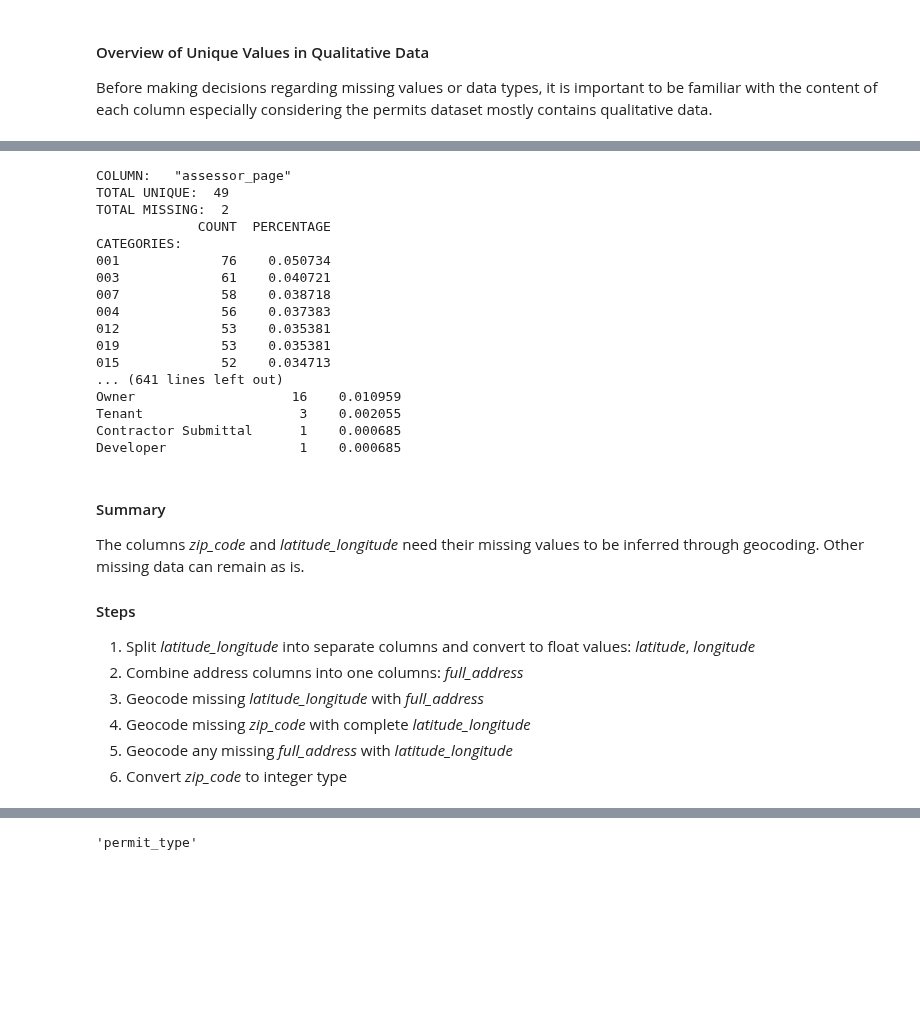
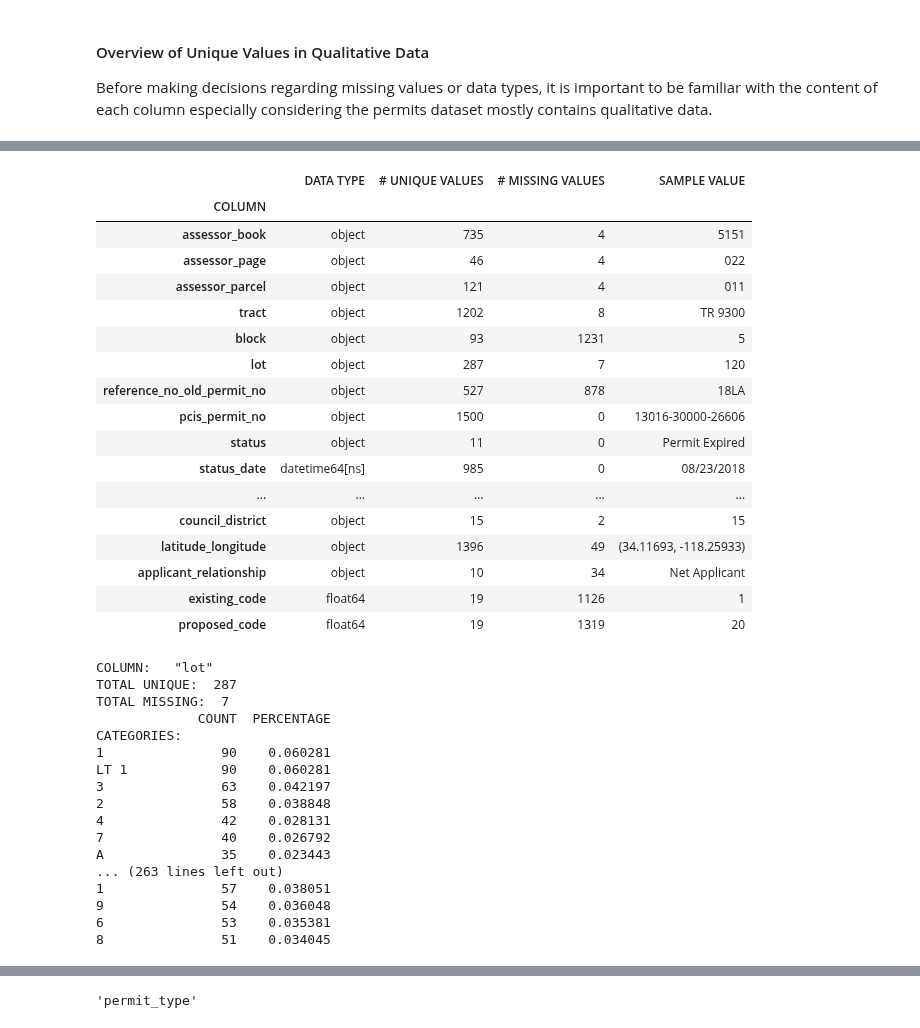
Before and after one commit to chrisammon3000/permits-data, a Jupyter notebook: notebooks/0.1-load-data.ipynb, the cells around one changed output, grey strips where cells are left out. Drawn from its saved outputs; the diff is of its cells as text; code cells hidden in the pictures; blank space fills up the shorter version.

```diff
--- a/notebooks/0.1-load-data.ipynb
+++ b/notebooks/0.1-load-data.ipynb
@@ -338,32 +450,49 @@ table_gen = explore_value_counts(df, 100)
 # %%
-#print(next(table_gen, None))
-explore_value_counts(df, 100, printed=True)
+#table_gen = explore_value_counts(data, 100)
-# %% [output]
-COLUMN:   "assessor_page"
-TOTAL UNIQUE:  49
-TOTAL MISSING:  2
-             COUNT  PERCENTAGE
-CATEGORIES:
-001             76    0.050734
-003             61    0.040721
-007             58    0.038718
-004             56    0.037383
-012             53    0.035381
-019             53    0.035381
-015             52    0.034713
-... (641 lines left out)
-Owner                    16    0.010959
-Tenant                    3    0.002055
-Contractor Submittal      1    0.000685
-Developer                 1    0.000685
-# %% [markdown]
-#### Summary
-The columns *zip_code* and *latitude_longitude* need their missing values to be inferred through geocoding. Other missing data can remain as is.
-
-#### Steps
-1) Split *latitude_longitude* into separate columns and convert to float values: *latitude*, *longitude*<br>
-2) Combine address columns into one columns: *full_address*<br>
-3) Geocode missing *latitude_longitude* with *full_address*<br>
-4) Geocode missing *zip_code* with complete *latitude_longitude*<br>
-5) Geocode any missing *full_address* with *latitude_longitude*<br>
-6) Convert *zip_code* to integer type<br>
+# %%
+get_overview(data)
+# %% [output]
+|  | DATA TYPE | # UNIQUE VALUES | # MISSING VALUES | SAMPLE VALUE |
+| COLUMN |  |  |  |  |
+| assessor_book | object | 735 | 4 | 5151 |
+| assessor_page | object | 46 | 4 | 022 |
+| assessor_parcel | object | 121 | 4 | 011 |
+| tract | object | 1202 | 8 | TR 9300 |
+| block | object | 93 | 1231 | 5 |
+| lot | object | 287 | 7 | 120 |
+| reference_no_old_permit_no | object | 527 | 878 | 18LA |
+| pcis_permit_no | object | 1500 | 0 | 13016-30000-26606 |
+| status | object | 11 | 0 | Permit Expired |
+| status_date | datetime64[ns] | 985 | 0 | 08/23/2018 |
+| ... | ... | ... | ... | ... |
+| council_district | object | 15 | 2 | 15 |
+| latitude_longitude | object | 1396 | 49 | (34.11693, -118.25933) |
+| applicant_relationship | object | 10 | 34 | Net Applicant |
+| existing_code | float64 | 19 | 1126 | 1 |
+| proposed_code | float64 | 19 | 1319 | 20 |
+# %%
+# Columns to examine
+check_if_integers = ['lot', 'project_number', 'address_start', 'address_end', 'floor_area_la_zoning_code_definition',
+          'no_of_residential_dwelling_units', 'no_of_stories','license_no', 'floor_area_la_building_code_definition',
+          'council_district', 'existing_code', 'proposed_code']
+
+#print(next(table_gen, None))
+explore_value_counts(data, columns=check_if_integers, printed=True)
+# %% [output]
+COLUMN:   "lot"
+TOTAL UNIQUE:  287
+TOTAL MISSING:  7
+             COUNT  PERCENTAGE
+CATEGORIES:
+1               90    0.060281
+LT 1            90    0.060281
+3               63    0.042197
+2               58    0.038848
+4               42    0.028131
+7               40    0.026792
+A               35    0.023443
+... (263 lines left out)
+1               57    0.038051
+9               54    0.036048
+6               53    0.035381
+8               51    0.034045
```
Also changed, not shown: parts of 10 cells of this notebook.
